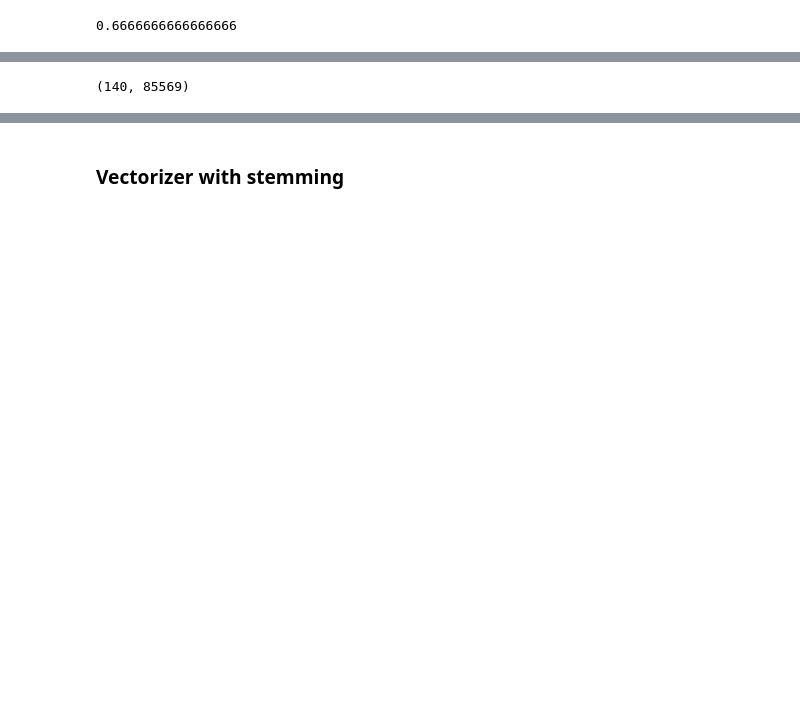
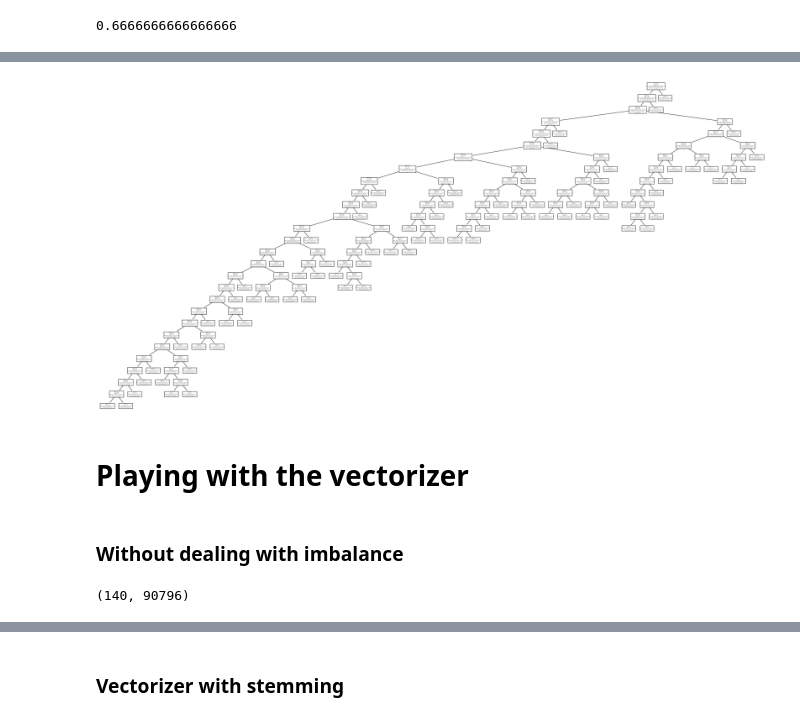
Before and after one commit to tatdef/IH_final_project, a Jupyter notebook: modeling/NLP_modeling_1.ipynb, the cells around one changed output, grey strips where cells are left out. Saved outputs shown, nothing was run; the diff lists cells and outputs as text; code cells hidden in the pictures; blank space fills up the shorter version.

```diff
--- a/modeling/NLP_modeling_1.ipynb
+++ b/modeling/NLP_modeling_1.ipynb
@@ -428,0 +520,10 @@ vocabulary = vectorizer.get_feature_names_out()
+# %%
+from sklearn.tree import plot_tree
+plt.figure(figsize=(40, 20))
+plot_tree(model.estimators_[0]);
+# %% [output]
+[figure, added]
+# %% [markdown]
+# Playing with the vectorizer
+# %% [markdown]
+### Without dealing with imbalance
@@ -429,4 +542,5 @@ vocabulary = vectorizer.get_feature_names_out()
 # %%
+vocabulary = vectorizer.get_feature_names_out()
 pd.DataFrame(vectors, columns=vocabulary, index=X).shape
 # %% [output]
-(140, 85569)
+(140, 90796)
```
Also changed, not shown: parts of 87 cells of this notebook.
